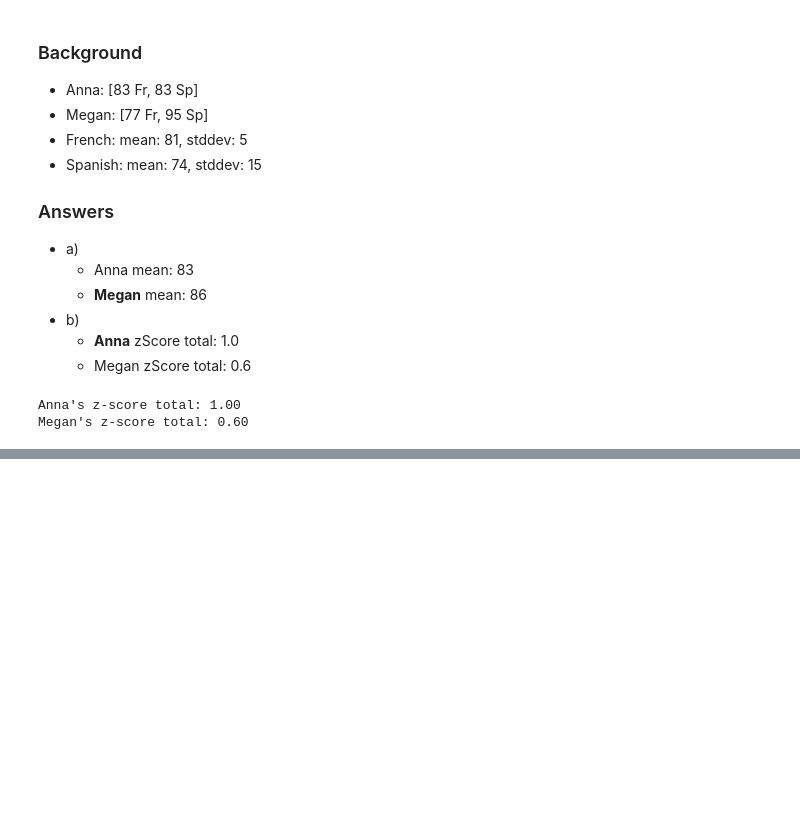
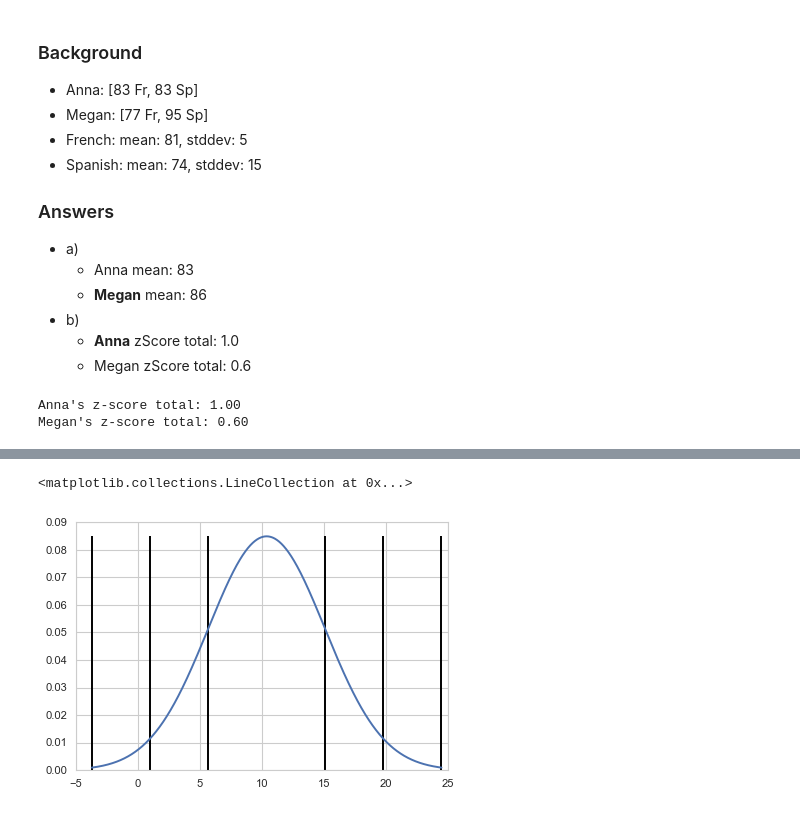
Before and after one commit to rickhaffey/stats-dvb, a Jupyter notebook: exercises/Chapter 6 - Exercises.ipynb, the cells around one changed output, grey strips where cells are left out. Cells and saved outputs as stored; diff of their text form; code cells hidden in the pictures; blank space fills up the shorter version.

```diff
--- a/exercises/Chapter 6 - Exercises.ipynb
+++ b/exercises/Chapter 6 - Exercises.ipynb
@@ -223,0 +364,12 @@ Megan's z-score total: 0.60
+# %%
+mean = 10.4
+stddev = 4.7
+lower = mean - 3 * stddev
+upper = mean + 3 * stddev
+x = np.linspace(lower, upper, 1000)
+y = stats.norm.pdf(x, loc=mean, scale=stddev)
+plt.plot(x, y)
+plt.vlines([lower, lower + stddev, lower + 2 * stddev, upper - 2 * stddev, upper - stddev, upper], 0, 0.085)
+# %% [output]
+<matplotlib.collections.LineCollection at 0x...>
+[figure, added]
```
Also changed, not shown: parts of 55 cells of this notebook.
